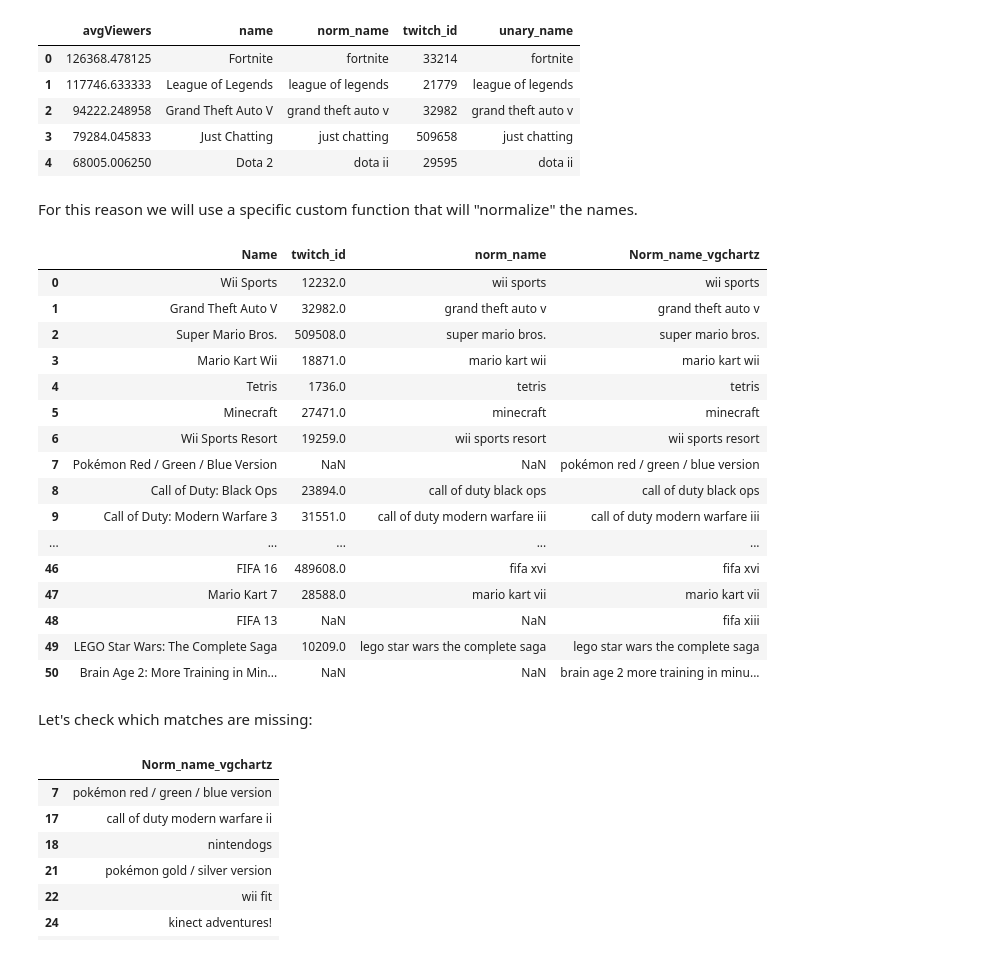
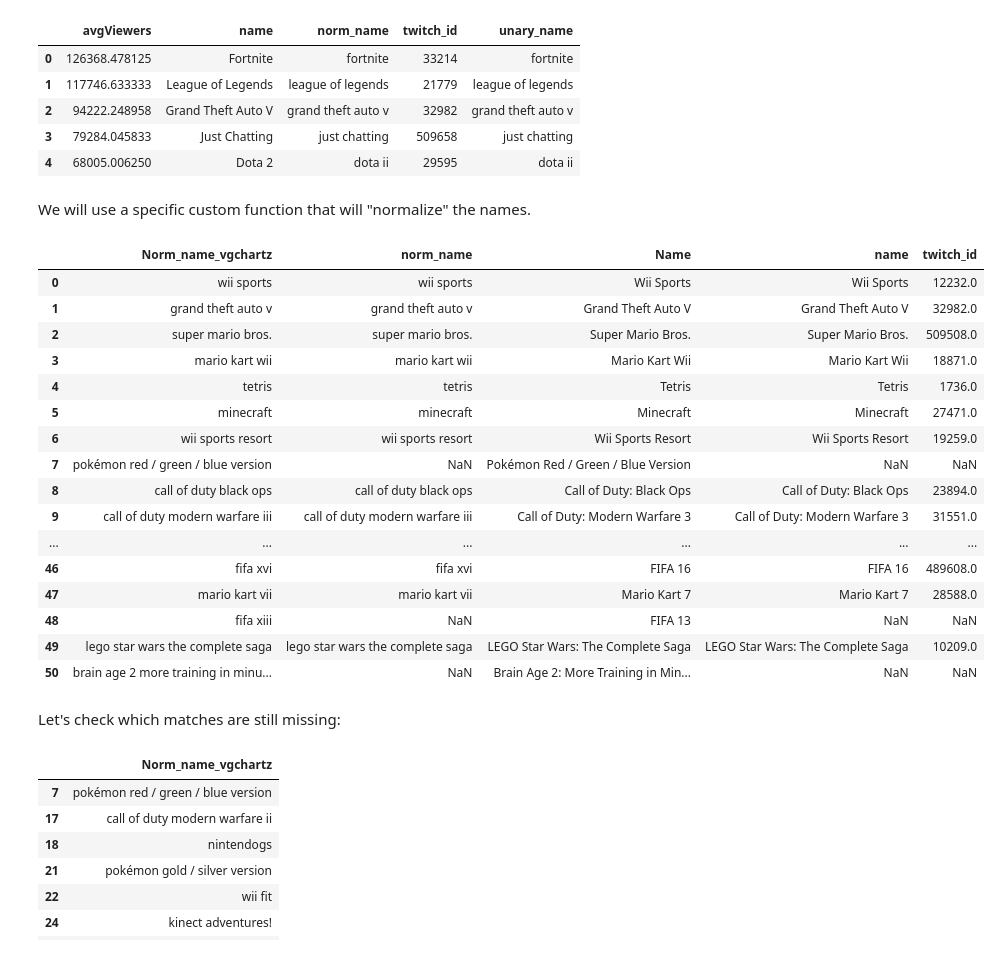
Before and after one commit to hechmik/videogames_buzz, a Jupyter notebook: notebooks/Games_Selection-MongoDB.ipynb, the cells around one changed output. Cells and saved outputs as stored; diff of their text form; code cells hidden in the pictures.

Commit message:
A few integrations with normalized names

```diff
--- a/notebooks/Games_Selection-MongoDB.ipynb
+++ b/notebooks/Games_Selection-MongoDB.ipynb
@@ -63,10 +63,10 @@ pipeline = [{"$unwind": "$data"},
                 {'timestamp' : {'$gt' : '2019-05-28'}},
                 {'timestamp' : {'$lt' : '2019-05-30'}}
             ]}},
-            { "$group": {"_id": {"name": "$data.game_name",
-                                 "norm_name" : "$data.game_norm_name",
-                                 "unary_name" : "$data.game_unary_name",
-                                 "twitch_id" : "$data.game__id"},
+            { "$group": {"_id": {"name": "$data.game.name",
+                                 "norm_name" : "$data.game.norm_name",
+                                 "unary_name" : "$data.game.unary_name",
+                                 "twitch_id" : "$data.game._id"},
                          "avgViewers": { "$avg": '$data.viewers'}}},
            {"$sort": SON([("avgViewers", -1), ("_id", -1)])}]
 # %%
@@ -226,32 +246,32 @@ top_twitch_df.head(5)
 | 3 | 79284.045833 | Just Chatting | just chatting | 509658 | just chatting |
 | 4 | 68005.006250 | Dota 2 | dota ii | 29595 | dota ii |
 # %% [markdown]
-For this reason we will use a specific custom function that will "normalize" the names.
+We will use a specific custom function that will "normalize" the names.
 # %%
 vgchartz_df['Norm_name_vgchartz'] = vgchartz_df['Name'].apply(lambda x: uniformer.uniform(x))
 # %%
 merged_df = pd.merge(vgchartz_df, top_twitch_df,  left_on = 'Norm_name_vgchartz', right_on = 'norm_name', how = 'outer').loc[0:50]
-merged_df[['Name', 'twitch_id', 'norm_name', 'Norm_name_vgchartz']]
+merged_df[['Norm_name_vgchartz', 'norm_name', 'Name', 'name', 'twitch_id']]
 # %% [output]
-|  | Name | twitch_id | norm_name | Norm_name_vgchartz |
-| 0 | Wii Sports | 12232.0 | wii sports | wii sports |
-| 1 | Grand Theft Auto V | 32982.0 | grand theft auto v | grand theft auto v |
-| 2 | Super Mario Bros. | 509508.0 | super mario bros. | super mario bros. |
-| 3 | Mario Kart Wii | 18871.0 | mario kart wii | mario kart wii |
-| 4 | Tetris | 1736.0 | tetris | tetris |
-| 5 | Minecraft | 27471.0 | minecraft | minecraft |
-| 6 | Wii Sports Resort | 19259.0 | wii sports resort | wii sports resort |
-| 7 | Pokémon Red / Green / Blue Version | NaN | NaN | pokémon red / green / blue version |
-| 8 | Call of Duty: Black Ops | 23894.0 | call of duty black ops | call of duty black ops |
-| 9 | Call of Duty: Modern Warfare 3 | 31551.0 | call of duty modern warfare iii | call of duty modern warfare iii |
-| ... | ... | ... | ... | ... |
-| 46 | FIFA 16 | 489608.0 | fifa xvi | fifa xvi |
-| 47 | Mario Kart 7 | 28588.0 | mario kart vii | mario kart vii |
-| 48 | FIFA 13 | NaN | NaN | fifa xiii |
-| 49 | LEGO Star Wars: The Complete Saga | 10209.0 | lego star wars the complete saga | lego star wars the complete saga |
-| 50 | Brain Age 2: More Training in Min... | NaN | NaN | brain age 2 more training in minu... |
+|  | Norm_name_vgchartz | norm_name | Name | name | twitch_id |
+| 0 | wii sports | wii sports | Wii Sports | Wii Sports | 12232.0 |
+| 1 | grand theft auto v | grand theft auto v | Grand Theft Auto V | Grand Theft Auto V | 32982.0 |
+| 2 | super mario bros. | super mario bros. | Super Mario Bros. | Super Mario Bros. | 509508.0 |
+| 3 | mario kart wii | mario kart wii | Mario Kart Wii | Mario Kart Wii | 18871.0 |
+| 4 | tetris | tetris | Tetris | Tetris | 1736.0 |
+| 5 | minecraft | minecraft | Minecraft | Minecraft | 27471.0 |
+| 6 | wii sports resort | wii sports resort | Wii Sports Resort | Wii Sports Resort | 19259.0 |
+| 7 | pokémon red / green / blue version | NaN | Pokémon Red / Green / Blue Version | NaN | NaN |
+| 8 | call of duty black ops | call of duty black ops | Call of Duty: Black Ops | Call of Duty: Black Ops | 23894.0 |
+| 9 | call of duty modern warfare iii | call of duty modern warfare iii | Call of Duty: Modern Warfare 3 | Call of Duty: Modern Warfare 3 | 31551.0 |
+| ... | ... | ... | ... | ... | ... |
+| 46 | fifa xvi | fifa xvi | FIFA 16 | FIFA 16 | 489608.0 |
+| 47 | mario kart vii | mario kart vii | Mario Kart 7 | Mario Kart 7 | 28588.0 |
+| 48 | fifa xiii | NaN | FIFA 13 | NaN | NaN |
+| 49 | lego star wars the complete saga | lego star wars the complete saga | LEGO Star Wars: The Complete Saga | LEGO Star Wars: The Complete Saga | 10209.0 |
+| 50 | brain age 2 more training in minu... | NaN | Brain Age 2: More Training in Min... | NaN | NaN |
 # %% [markdown]
-Let's check which matches are missing:
+Let's check which matches are still missing:
 # %%
 merged_df[merged_df['norm_name'].isna()][['Norm_name_vgchartz']]
 # %% [output]
```
Also changed, not shown: parts of 29 cells of this notebook, 2 other files.
